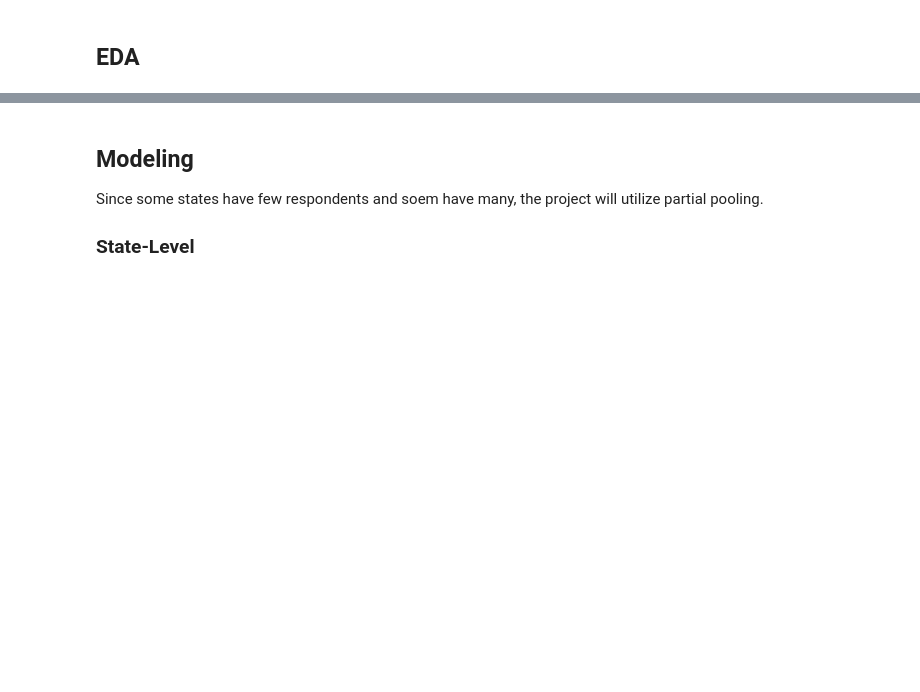
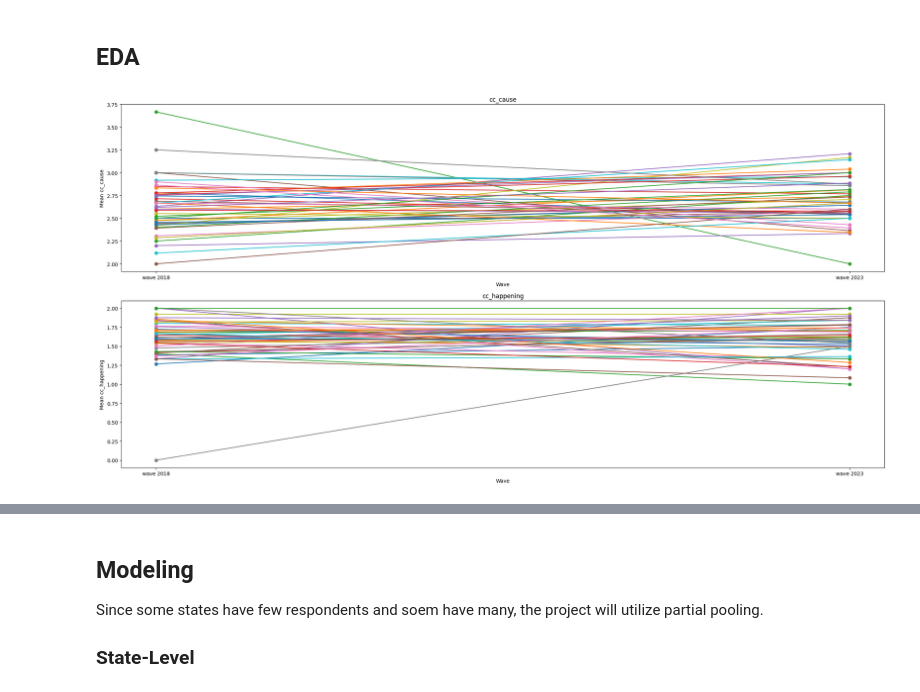
Before and after one commit to itsvarshini/5650-local-news-and-climate-change, a Jupyter notebook: code/modeling.ipynb, the cells around one changed output, grey strips where cells are left out. Saved outputs shown, nothing was run; the diff lists cells and outputs as text; code cells hidden in the pictures; blank space fills up the shorter version.

```diff
--- a/code/modeling.ipynb
+++ b/code/modeling.ipynb
@@ -332,4 +332,23 @@ Index([], dtype='str')
 # %% [markdown]
 ## EDA
 # %%
-# plots of how the cc_cause and cc_happening changed from wave to wave for responde to response?
+# Plotting shift of cc_cause and cc_happening from wave to wave
+fig, axes = plt.subplots(2, 1, figsize = (22, 11))
+
+state_wave_avg = cc.groupby(["state", "wave"])[["cc_cause", "cc_happening"]].mean().reset_index()
+
+for outcome, ax in zip(["cc_cause", "cc_happening"], axes):
+
+    for state in state_wave_avg["state"].unique():
+        state_data = state_wave_avg[state_wave_avg["state"] == state].sort_values("wave")
+        ax.plot(state_data["wave"], state_data[outcome], marker = "o")
+
+    ax.set_xlabel("Wave")
+    ax.set_ylabel(f"Mean {outcome}")
+    ax.set_title(f"{outcome}")
+    #ax.legend(state, loc = "best")
+
+plt.tight_layout()
+plt.show()
+# %% [output]
+[figure, added]
```
Also changed, not shown: parts of 2 cells of this notebook.
